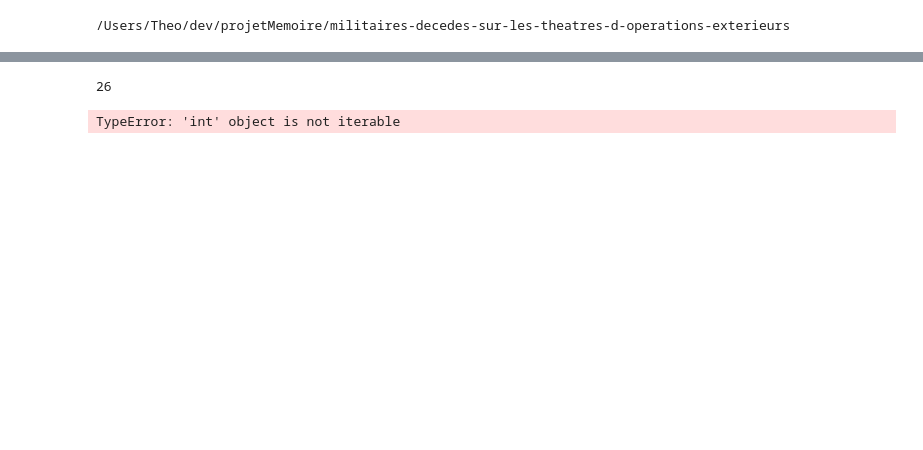
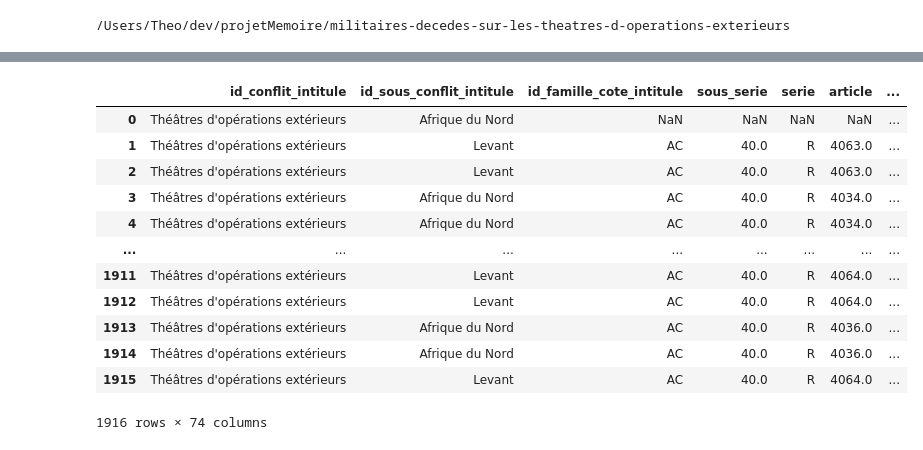
Before and after one commit to the0phil3/projetMemoire, a Jupyter notebook: dbManipulation.ipynb, the cells around one changed output, grey strips where cells are left out. Saved outputs shown, nothing was run; the diff lists cells and outputs as text; code cells hidden in the pictures; blank space fills up the shorter version.

Commit message:
concatenated complete database in python, now just need to clean

```diff
--- a/dbManipulation.ipynb
+++ b/dbManipulation.ipynb
@@ -29 +29,20 @@ drwxr-xr-x  10 Theo  staff      320 Mar 11 16:00 ../
+# %%
+# importing csvs one by one trail
+db0 = pd.read_csv("Fond_10a_base_nominative_a.csv", encoding='UTF-8', engine="python", sep = ";")
+
+db0
+# %% [output]
+|  | id_conflit_intitule | id_sous_conflit_intitule | id_famille_cote_intitule | sous_serie | serie | article | ... |
+| 0 | Théâtres d'opérations extérieurs | Afrique du Nord | NaN | NaN | NaN | NaN | ... |
+| 1 | Théâtres d'opérations extérieurs | Levant | AC | 40.0 | R | 4063.0 | ... |
+| 2 | Théâtres d'opérations extérieurs | Levant | AC | 40.0 | R | 4063.0 | ... |
+| 3 | Théâtres d'opérations extérieurs | Afrique du Nord | AC | 40.0 | R | 4034.0 | ... |
+| 4 | Théâtres d'opérations extérieurs | Afrique du Nord | AC | 40.0 | R | 4034.0 | ... |
+| ... | ... | ... | ... | ... | ... | ... | ... |
+| 1911 | Théâtres d'opérations extérieurs | Levant | AC | 40.0 | R | 4064.0 | ... |
+| 1912 | Théâtres d'opérations extérieurs | Levant | AC | 40.0 | R | 4064.0 | ... |
+| 1913 | Théâtres d'opérations extérieurs | Afrique du Nord | AC | 40.0 | R | 4036.0 | ... |
+| 1914 | Théâtres d'opérations extérieurs | Afrique du Nord | AC | 40.0 | R | 4036.0 | ... |
+| 1915 | Théâtres d'opérations extérieurs | Levant | AC | 40.0 | R | 4064.0 | ... |
+1916 rows × 74 columns
 # %%
@@ -33,11 +54,5 @@ alpha = np.array(['a', 'b', 'c', 'd', 'e', 'f', 'g', 'h', 'i',
 
 tables = len(alpha)
 # %%
-tables
+path = "/Users/Theo/dev/projetMemoire/militaires-decedes-sur-les-theatres-d-operations-exterieurs/"
+all_files = glob.glob(path + "*.csv")
-# %% [output]
-26
-# %%
-for i in tables:
-    db[i] = pd.read_csv(f"Fond_10a_base_nominative_{alpha[i]}.csv", engine = 'python')
-# %% [output]
-TypeError: 'int' object is not iterable
```
Also changed, not shown: parts of 8 cells of this notebook.
